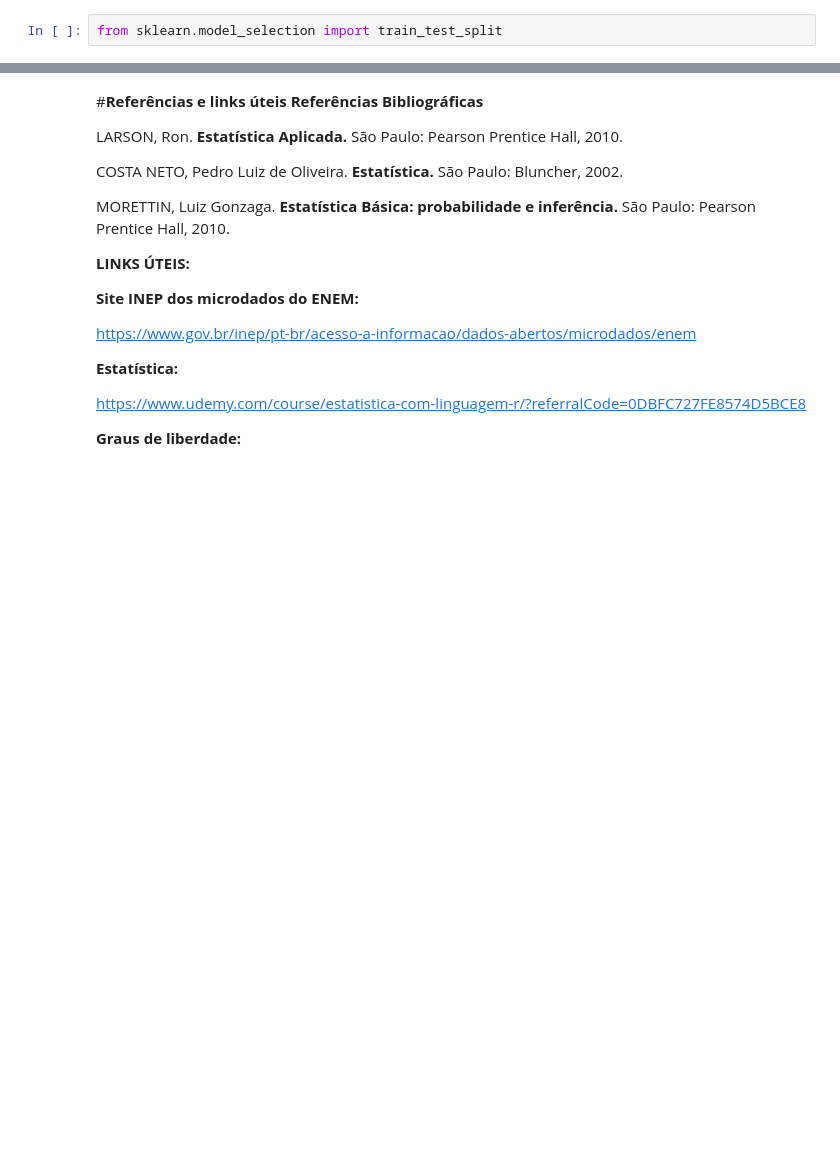
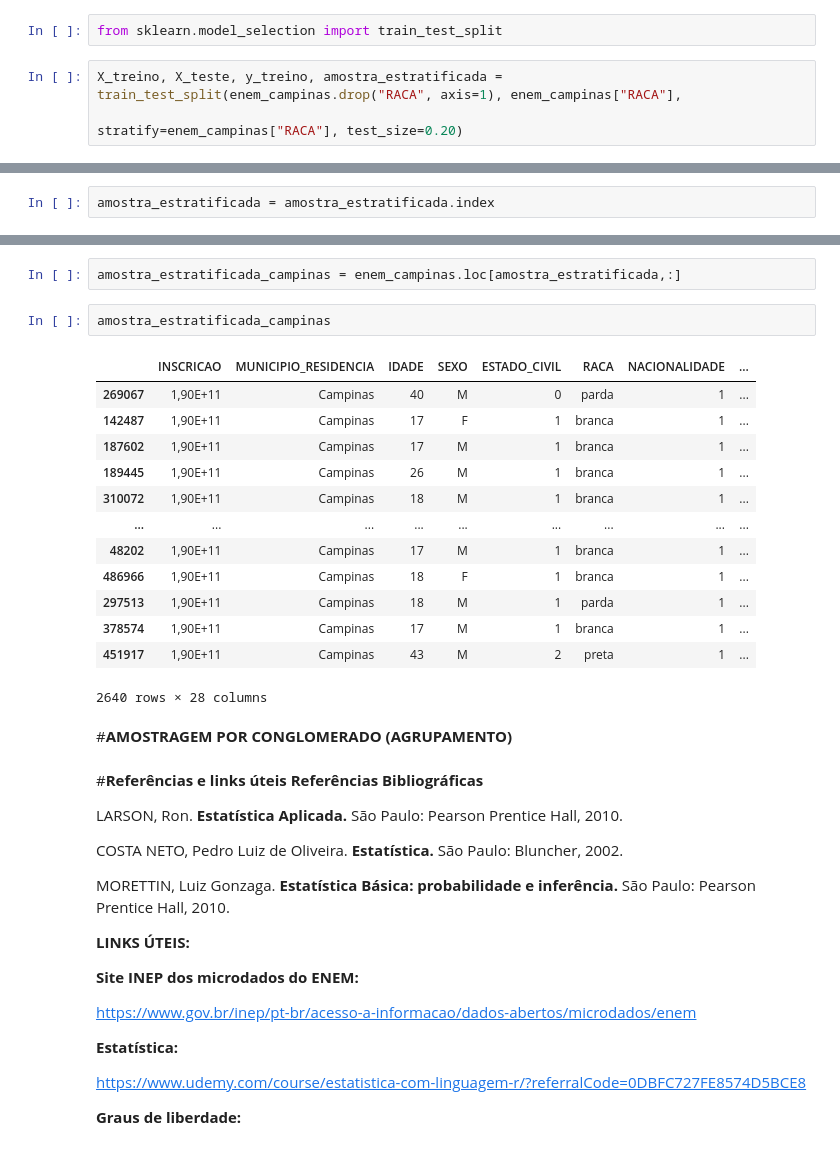
Before and after one commit to mateus-neres/Analise_estatistica_enem_2019, a Jupyter notebook: amostragem_etapa02.ipynb, the cells around one changed output, grey strips where cells are left out. Saved outputs shown, nothing was run; the diff lists cells and outputs as text; blank space fills up the shorter version.

```diff
--- a/amostragem_etapa02.ipynb
+++ b/amostragem_etapa02.ipynb
@@ -258,3 +258,6 @@ amostra_raca
 ###Técnica para quande quantidades de grupos
 # %%
 from sklearn.model_selection import train_test_split
+# %%
+X_treino, X_teste, y_treino, amostra_estratificada = train_test_split(enem_campinas.drop("RACA", axis=1), enem_campinas["RACA"],
+                                                                      stratify=enem_campinas["RACA"], test_size=0.20)
@@ -260,0 +278,2 @@ from sklearn.model_selection import train_test_split
+# %%
+amostra_estratificada = amostra_estratificada.index
@@ -261,3 +289,23 @@ from sklearn.model_selection import train_test_split
+# %%
+amostra_estratificada_campinas = enem_campinas.loc[amostra_estratificada,:]
+# %%
+amostra_estratificada_campinas
+# %% [output]
+|  | INSCRICAO | MUNICIPIO_RESIDENCIA | IDADE | SEXO | ESTADO_CIVIL | RACA | NACIONALIDADE | ... |
+| 269067 | 1,90E+11 | Campinas | 40 | M | 0 | parda | 1 | ... |
+| 142487 | 1,90E+11 | Campinas | 17 | F | 1 | branca | 1 | ... |
+| 187602 | 1,90E+11 | Campinas | 17 | M | 1 | branca | 1 | ... |
+| 189445 | 1,90E+11 | Campinas | 26 | M | 1 | branca | 1 | ... |
+| 310072 | 1,90E+11 | Campinas | 18 | M | 1 | branca | 1 | ... |
+| ... | ... | ... | ... | ... | ... | ... | ... | ... |
+| 48202 | 1,90E+11 | Campinas | 17 | M | 1 | branca | 1 | ... |
+| 486966 | 1,90E+11 | Campinas | 18 | F | 1 | branca | 1 | ... |
+| 297513 | 1,90E+11 | Campinas | 18 | M | 1 | parda | 1 | ... |
+| 378574 | 1,90E+11 | Campinas | 17 | M | 1 | branca | 1 | ... |
+| 451917 | 1,90E+11 | Campinas | 43 | M | 2 | preta | 1 | ... |
+2640 rows × 28 columns
+# %% [markdown]
+#**AMOSTRAGEM POR CONGLOMERADO (AGRUPAMENTO)**
 # %% [markdown]
 #**Referências e links úteis**
 **Referências Bibliográficas**
```
Also changed, not shown: parts of 6 cells of this notebook.
